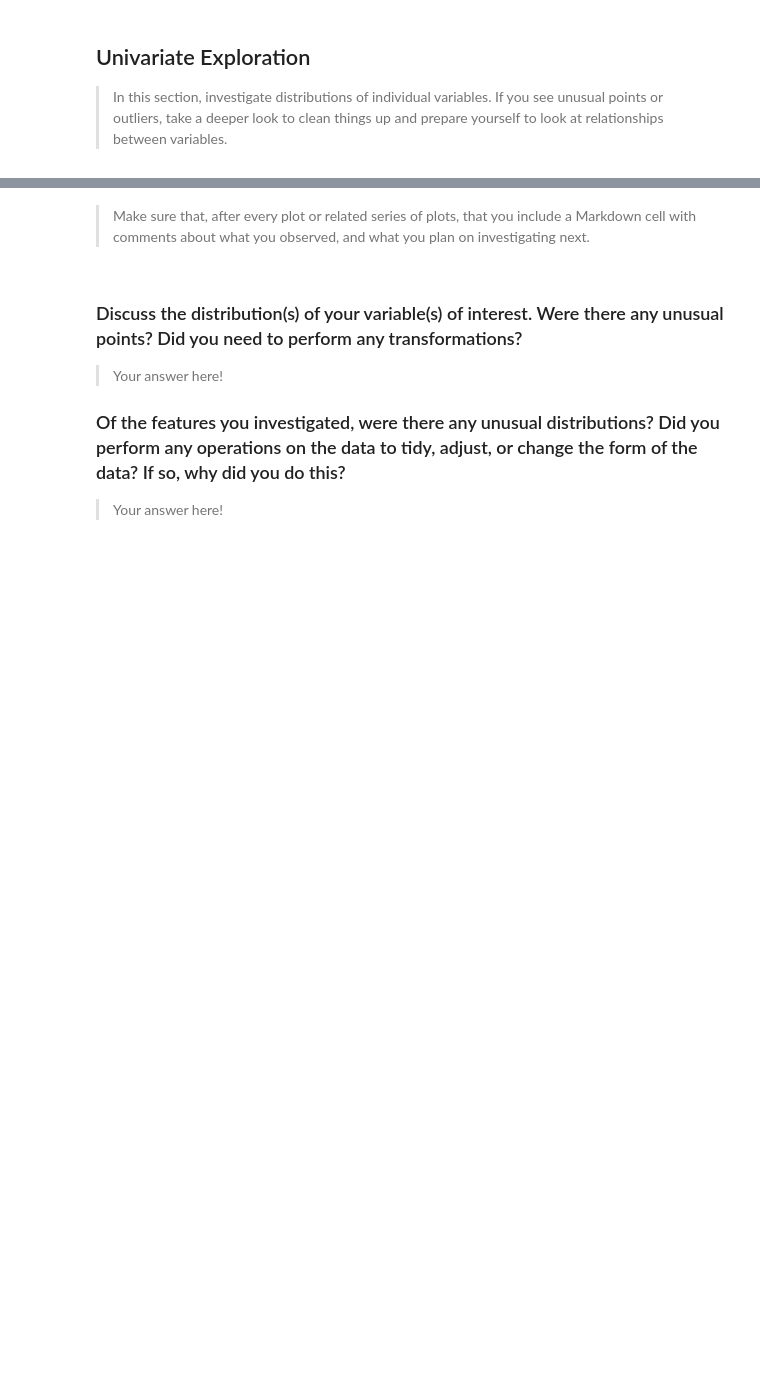
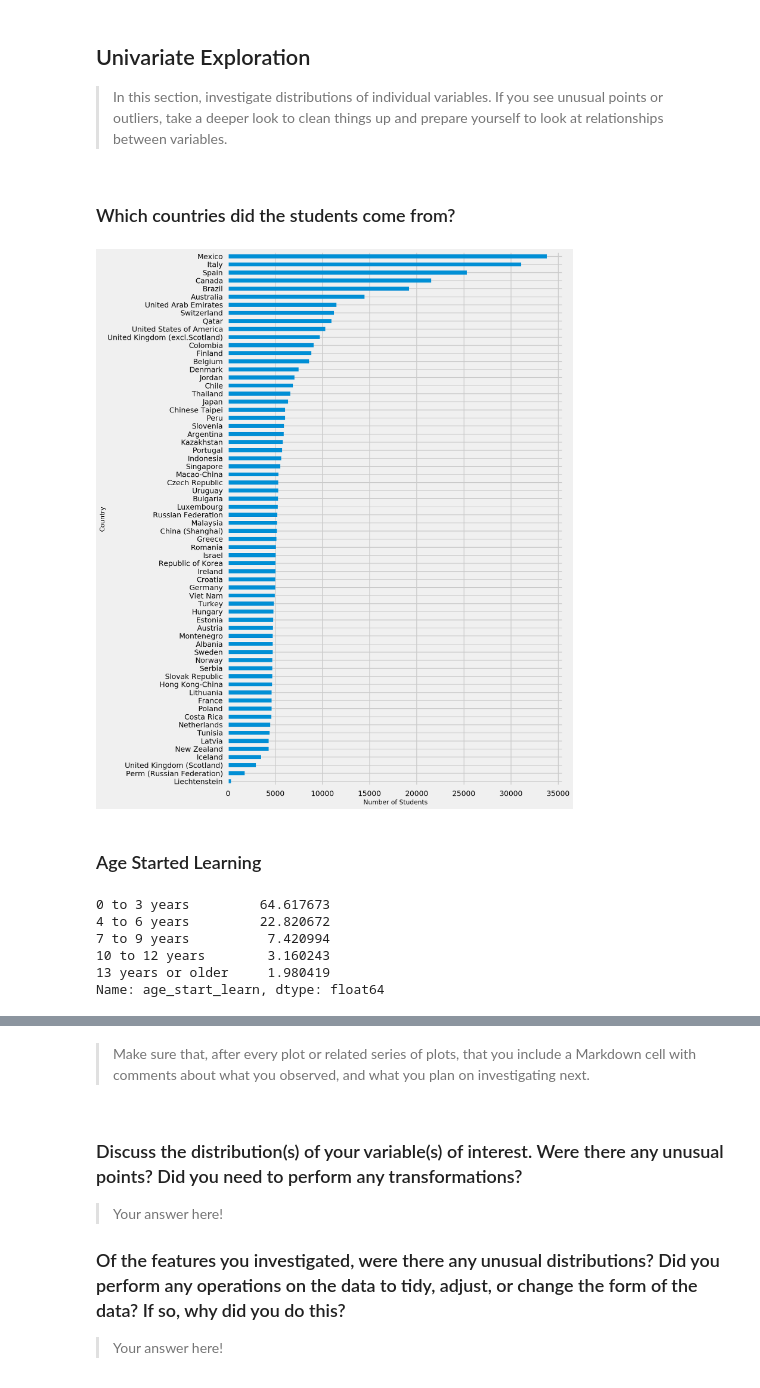
Before and after one commit to kennethn/data-analyst-nanodegree, a Jupyter notebook: 5_Communicate_Data_Findings/PISA_Data_Exploration.ipynb, the cells around one changed output, grey strips where cells are left out. Saved outputs shown, nothing was run; the diff lists cells and outputs as text; code cells hidden in the pictures; blank space fills up the shorter version.

```diff
--- a/5_Communicate_Data_Findings/PISA_Data_Exploration.ipynb
+++ b/5_Communicate_Data_Findings/PISA_Data_Exploration.ipynb
@@ -571,3 +240,26 @@ Name: ST26Q01, dtype: float64
 > In this section, investigate distributions of individual variables. If
 you see unusual points or outliers, take a deeper look to clean things up
 and prepare yourself to look at relationships between variables.
+# %% [markdown]
+### Which countries did the students come from?
+# %%
+fig, ax = plt.subplots()
+fig.set_size_inches(11.7, 20)
+df_clean['country'].value_counts(ascending=True).plot(kind="barh")
+ax.set_ylabel("Country", fontsize=14)
+ax.set_xlabel("Number of Students", fontsize=14)
+plt.show()
+fig.savefig("images/students-by-country.png")
+# %% [output]
+[figure, added]
+# %% [markdown]
+### Age Started Learning
+# %%
+df_clean['age_start_learn'].value_counts(normalize=True) * 100
+# %% [output]
+0 to 3 years         64.617673
+4 to 6 years         22.820672
+7 to 9 years          7.420994
+10 to 12 years        3.160243
+13 years or older     1.980419
+Name: age_start_learn, dtype: float64
```
Also changed, not shown: parts of 75 cells of this notebook, 4 other files.
